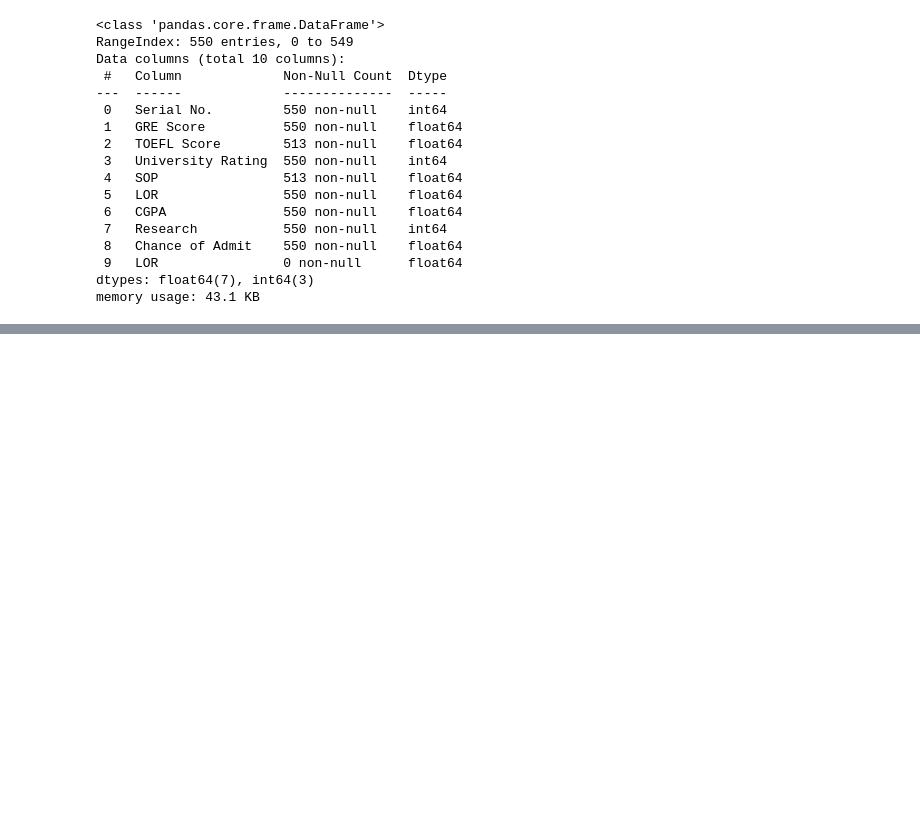
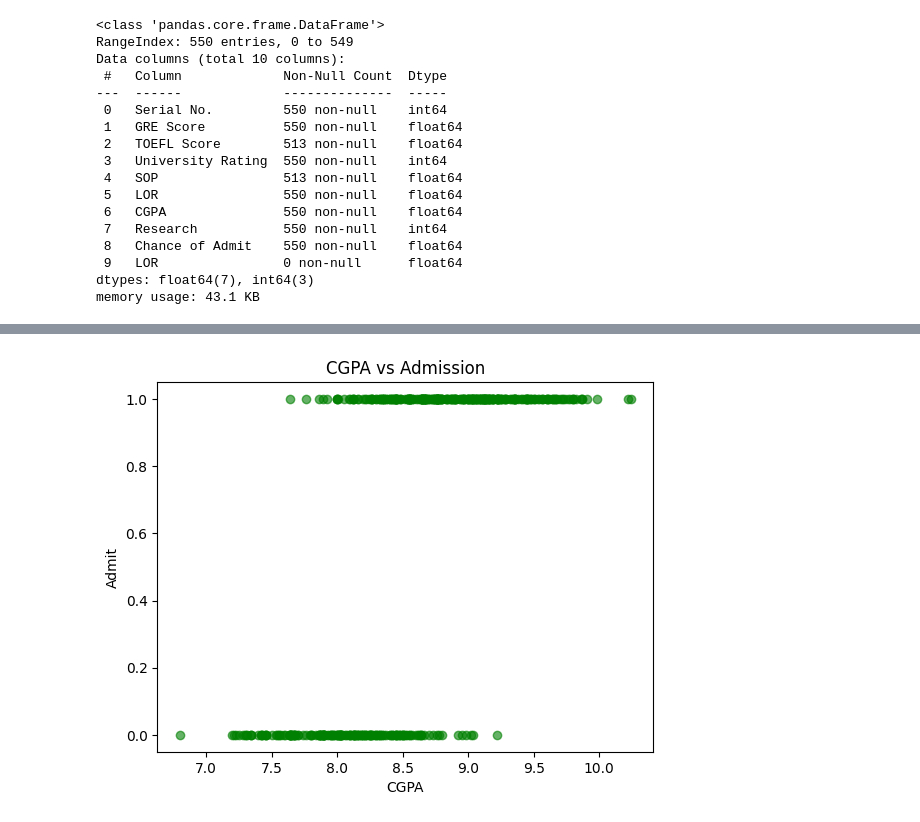
Before and after one commit to rasolonjanahary/Projet-de-fin-de-L2, a Jupyter notebook: APV_V2.ipynb, the cells around one changed output, grey strips where cells are left out. Cells and saved outputs as stored; diff of their text form; code cells hidden in the pictures; blank space fills up the shorter version.

```diff
--- a/APV_V2.ipynb
+++ b/APV_V2.ipynb
@@ -36,0 +97,9 @@ memory usage: 43.1 KB
+# %%
+# Visualiser la corrélation entre la moyenne générale (CGPA) et la chance d’admission.
+plt.scatter(df_clean['CGPA'], df_clean['Admitted'], alpha=0.6, color='green')
+plt.title("CGPA vs Admission")
+plt.xlabel("CGPA")
+plt.ylabel("Admit")
+plt.show()
+# %% [output]
+[figure, added]
```
Also changed, not shown: parts of 17 cells of this notebook.
